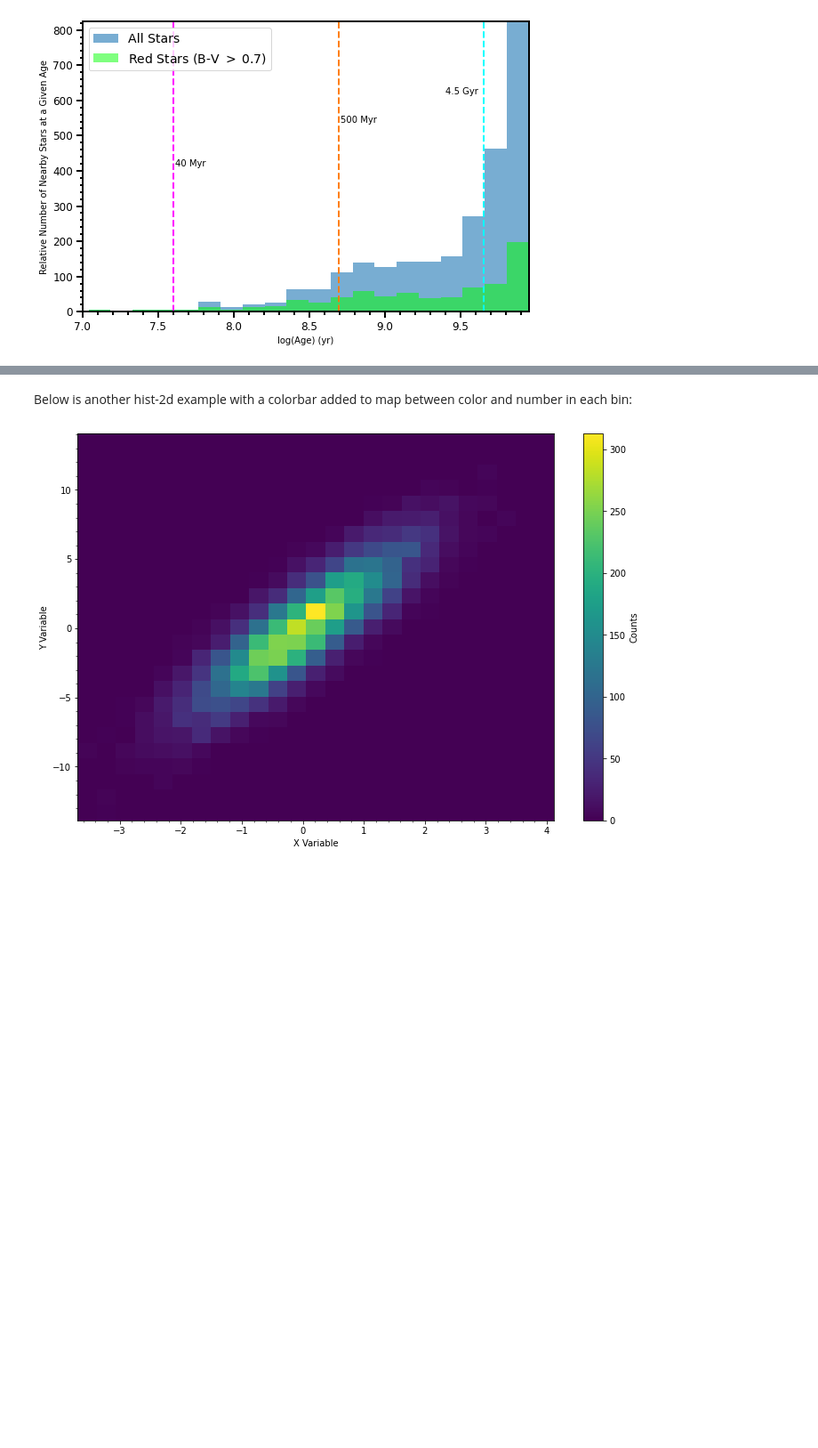
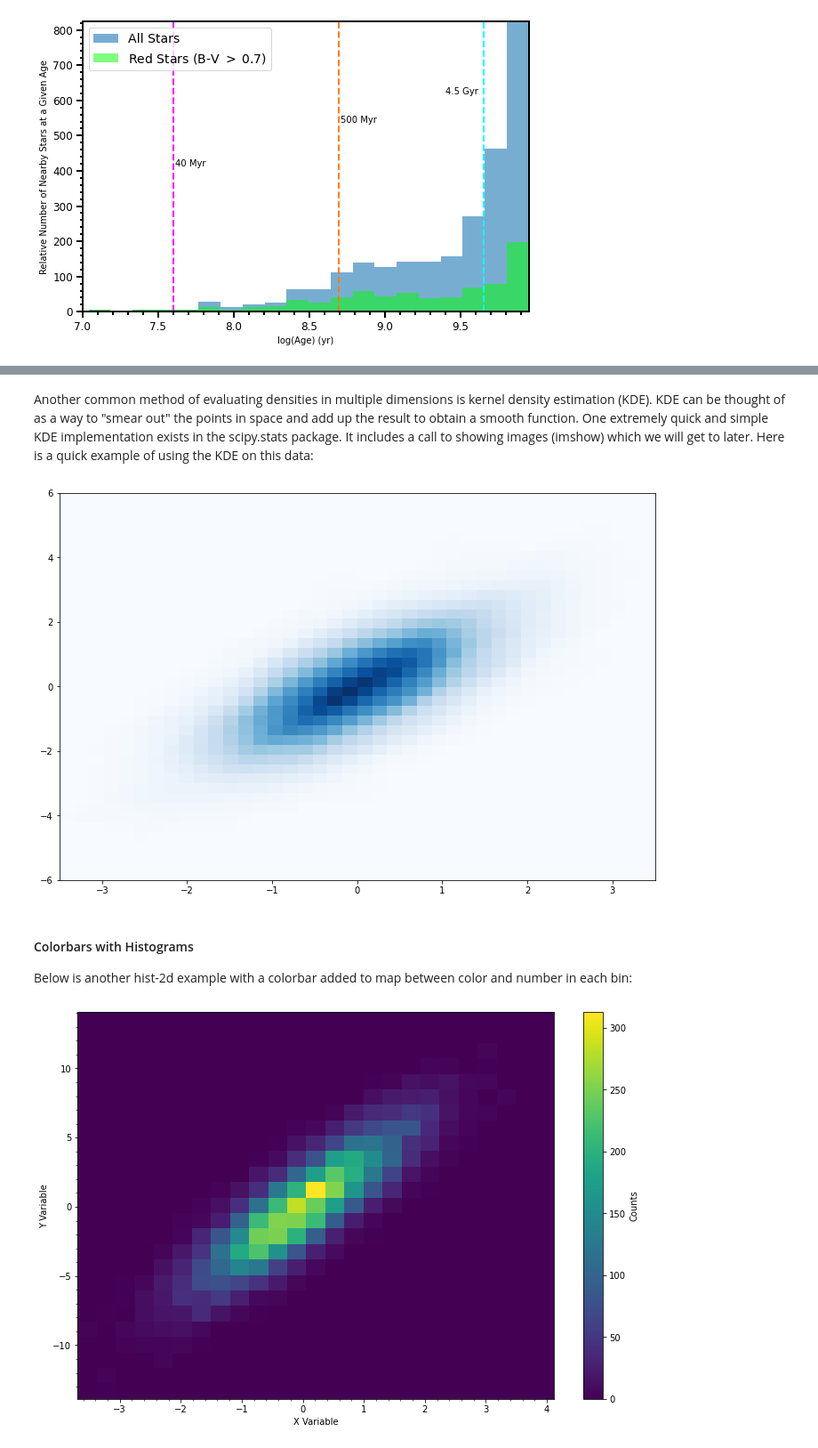
Before and after one commit to thaynecurrie/phys7943_fall2023, a Jupyter notebook: ScientificPythonNotes/Matplotlib/Python_matplotlib_part3revised.ipynb, the cells around one changed output, grey strips where cells are left out. Shown at 89% size. Drawn from its saved outputs; the diff is of its cells as text; code cells hidden in the pictures; blank space fills up the shorter version.

```diff
--- a/ScientificPythonNotes/Matplotlib/Python_matplotlib_part3revised.ipynb
+++ b/ScientificPythonNotes/Matplotlib/Python_matplotlib_part3revised.ipynb
@@ -293,4 +293,30 @@ plt.hexbin(x, y, gridsize=30, cmap='Blues');
+# %% [markdown]
+Another common method of evaluating densities in multiple dimensions is kernel density estimation (KDE).  KDE can be thought of as a way to "smear out" the points in space and add up the result to obtain a smooth function. One extremely quick and simple KDE implementation exists in the scipy.stats package. It includes a call to showing images (imshow) which we will get to later. Here is a quick example of using the KDE on this data:
+# %%
+from scipy.stats import gaussian_kde
+
+# fit an array of size [Ndim, Nsamples]
+data = np.vstack([x, y])
+kde = gaussian_kde(data)
+
+# evaluate on a regular grid
+xgrid = np.linspace(-3.5, 3.5, 40)
+ygrid = np.linspace(-6, 6, 40)
+Xgrid, Ygrid = np.meshgrid(xgrid, ygrid)
+Z = kde.evaluate(np.vstack([Xgrid.ravel(), Ygrid.ravel()]))
+
+# Plot the result as an image
+plt.imshow(Z.reshape(Xgrid.shape),
+           origin='lower', aspect='auto',
+           extent=[-3.5, 3.5, -6, 6],
+           cmap='Blues');
+#cb = plt.colorbar()
+#cb.set_label("density")
+# %% [output]
+[figure, added]
 # %% [markdown]
+#### Colorbars with Histograms
+
 Below is another hist-2d example with a colorbar added to map between color and number in each bin:
 # %%
 ### (Ex_3.4)
```
Also changed, not shown: parts of 20 cells of this notebook.
